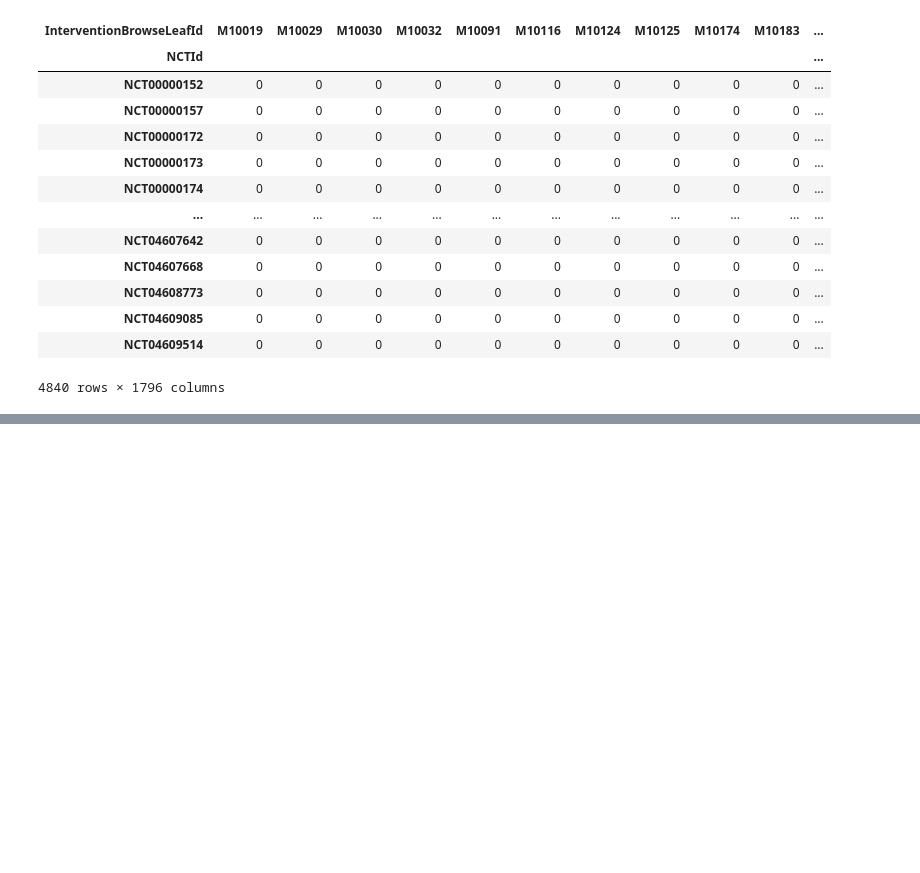
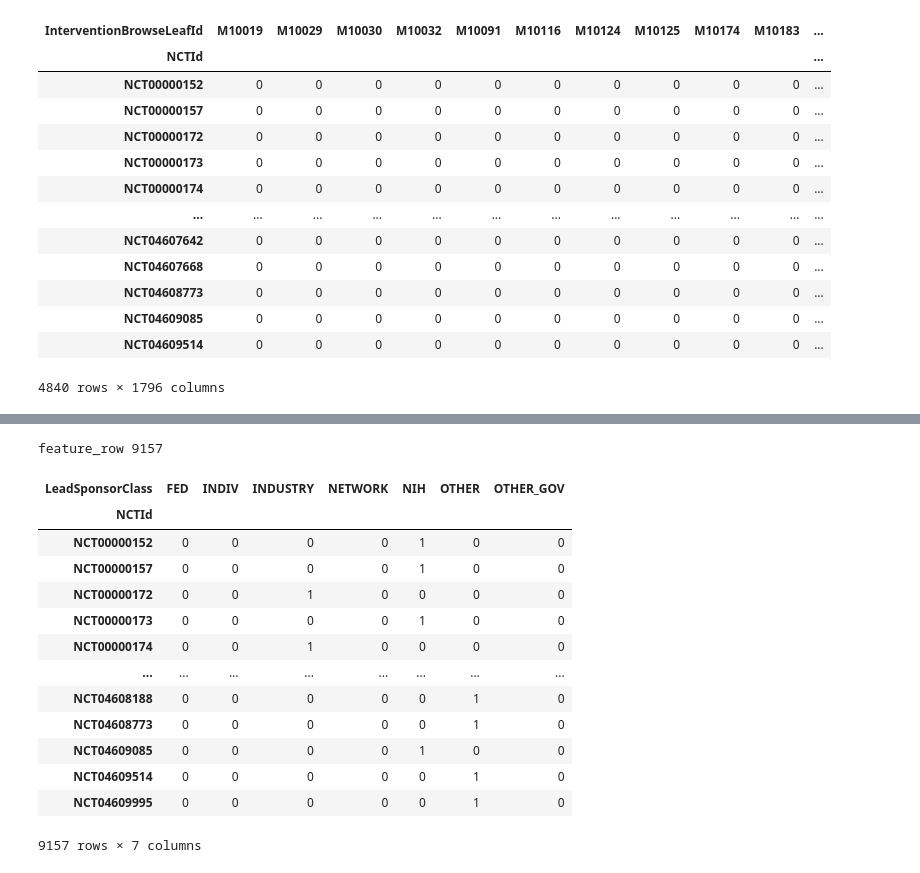
Before and after one commit to sigkarmoil/Clinical_Trial_Machine_Learning, a Jupyter notebook: Codes/Explode_02.ipynb, the cells around one changed output, grey strips where cells are left out. Cells and saved outputs as stored; diff of their text form; code cells hidden in the pictures; blank space fills up the shorter version.

Commit message:
update for explode_02 crosstable

```diff
--- a/Codes/Explode_02.ipynb
+++ b/Codes/Explode_02.ipynb
@@ -442,6 +502,22 @@ tb22
 # %%
 tb23= explodeTable(df_from_json, 'LeadSponsorClass')
-tb23.to_csv('SampleFeatureTables/LeadSponsorClass.csv')
-tb23
+Cross_Tb23 = pd.crosstab(index=tb23['NCTId'], columns = tb23['LeadSponsorClass'])
+Cross_Tb23
+# %% [output]
+feature_row 9157
+| LeadSponsorClass | FED | INDIV | INDUSTRY | NETWORK | NIH | OTHER | OTHER_GOV |
+| NCTId |  |  |  |  |  |  |  |
+| NCT00000152 | 0 | 0 | 0 | 0 | 1 | 0 | 0 |
+| NCT00000157 | 0 | 0 | 0 | 0 | 1 | 0 | 0 |
+| NCT00000172 | 0 | 0 | 1 | 0 | 0 | 0 | 0 |
+| NCT00000173 | 0 | 0 | 0 | 0 | 1 | 0 | 0 |
+| NCT00000174 | 0 | 0 | 1 | 0 | 0 | 0 | 0 |
+| ... | ... | ... | ... | ... | ... | ... | ... |
+| NCT04608188 | 0 | 0 | 0 | 0 | 0 | 1 | 0 |
+| NCT04608773 | 0 | 0 | 0 | 0 | 0 | 1 | 0 |
+| NCT04609085 | 0 | 0 | 0 | 0 | 1 | 0 | 0 |
+| NCT04609514 | 0 | 0 | 0 | 0 | 0 | 1 | 0 |
+| NCT04609995 | 0 | 0 | 0 | 0 | 0 | 1 | 0 |
+9157 rows × 7 columns
 # %%
 tb24= explodeTable(df_from_json, 'OverallStatus')
```
Also changed, not shown: parts of 10 cells of this notebook.
